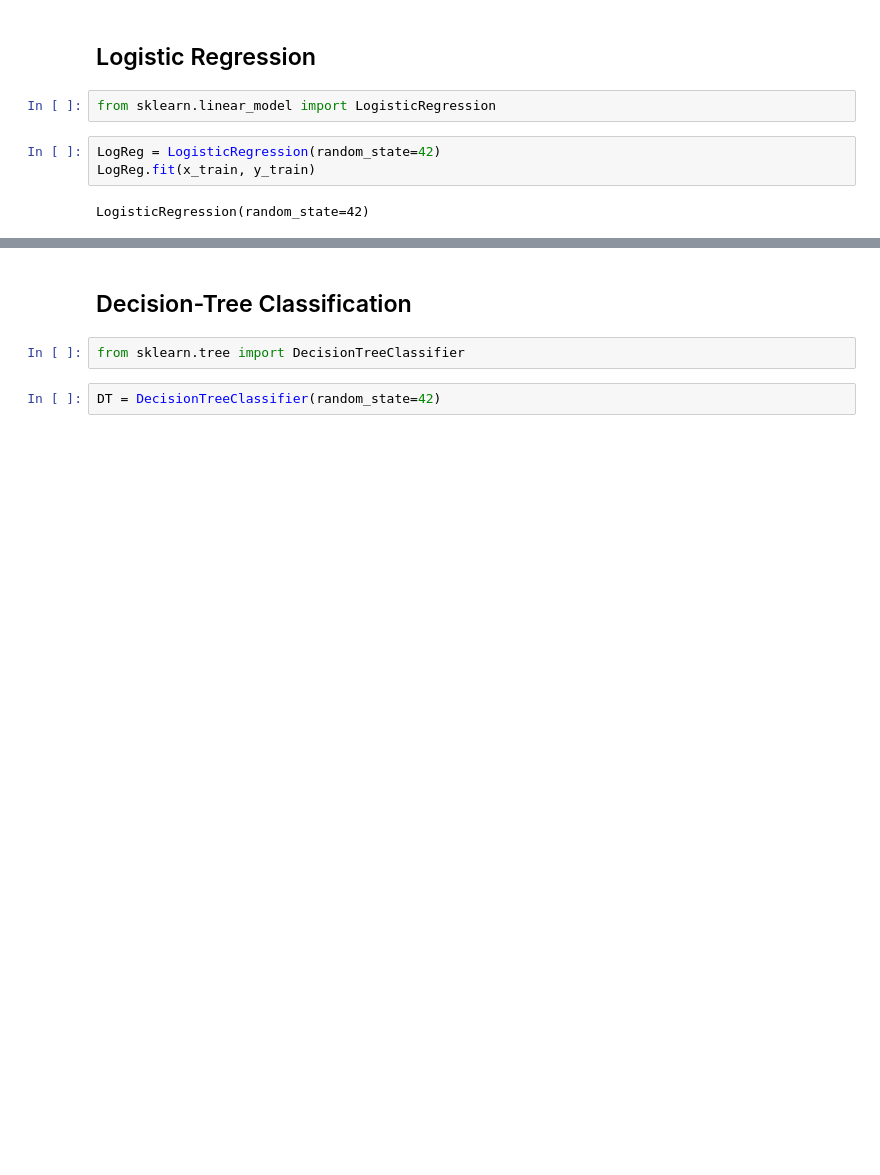
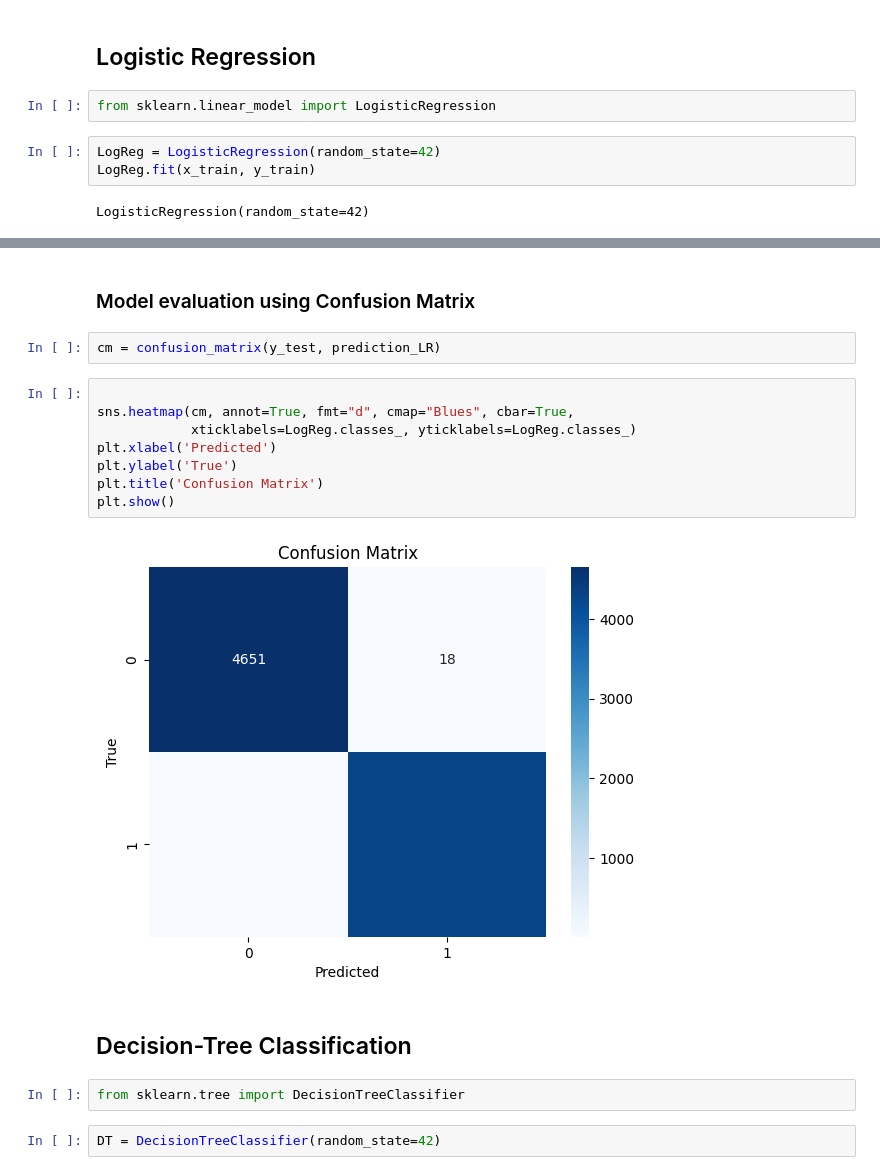
Before and after one commit to fitoretahiri/Fake-News-Detection, a Jupyter notebook: Model_Training.ipynb, the cells around one changed output, grey strips where cells are left out. Cells and saved outputs as stored; diff of their text form; blank space fills up the shorter version.

Commit message:
Model evaluation with Confusion Matrix

```diff
--- a/Model_Training.ipynb
+++ b/Model_Training.ipynb
@@ -238,3 +233,17 @@ precision_score(y_test, prediction_LR)
+# %% [markdown]
+### Model evaluation using Confusion Matrix
+# %%
+cm = confusion_matrix(y_test, prediction_LR)
+# %%
+
+sns.heatmap(cm, annot=True, fmt="d", cmap="Blues", cbar=True,
+            xticklabels=LogReg.classes_, yticklabels=LogReg.classes_)
+plt.xlabel('Predicted')
+plt.ylabel('True')
+plt.title('Confusion Matrix')
+plt.show()
+# %% [output]
+[figure, added]
 # %% [markdown]
 ## Decision-Tree Classification
 # %%
```
Also changed, not shown: parts of 19 cells of this notebook, 1 other file.
